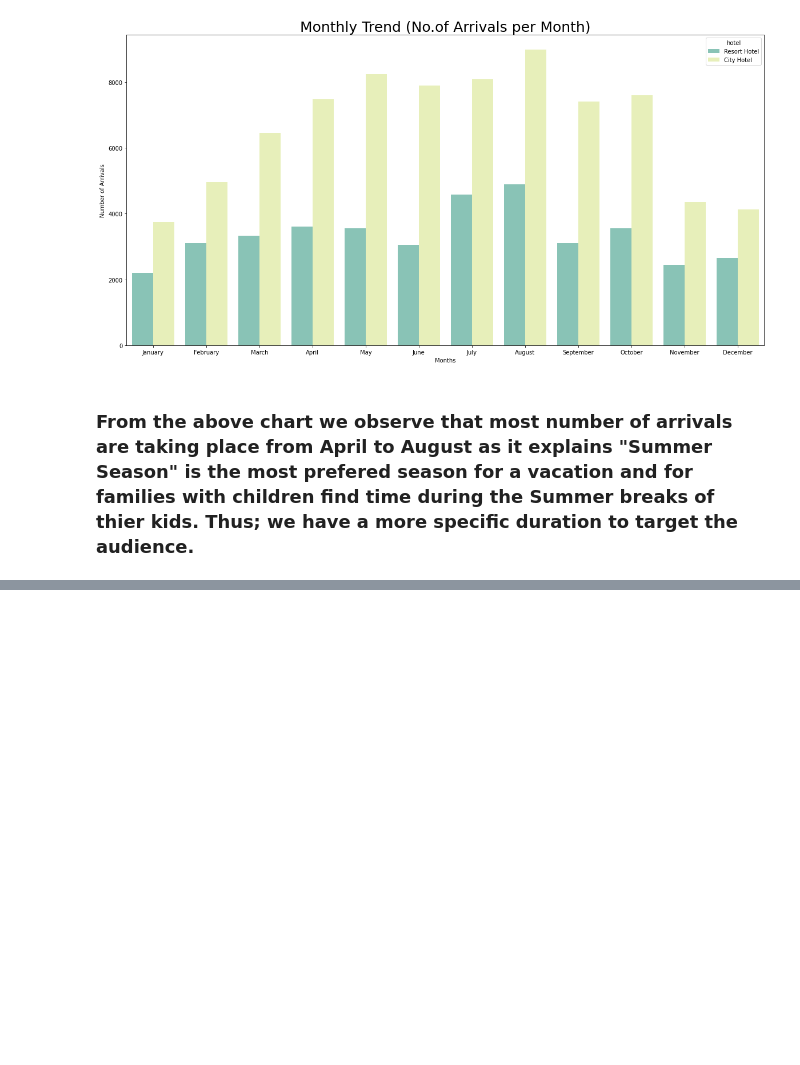
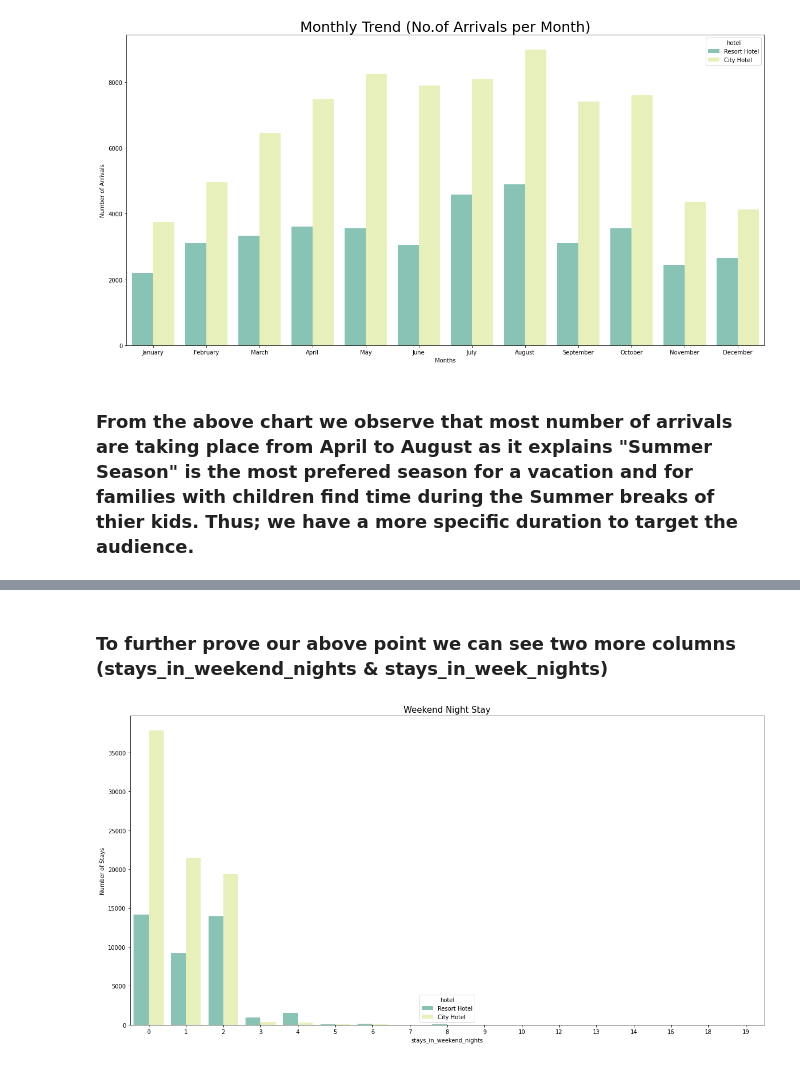
Before and after one commit to sagar2582/Capstone-1-Hotel-Booking-Analysis, a Jupyter notebook: Hotel_Booking_Analysis.ipynb, the cells around one changed output, grey strips where cells are left out. Saved outputs shown, nothing was run; the diff lists cells and outputs as text; code cells hidden in the pictures; blank space fills up the shorter version.

```diff
--- a/Hotel_Booking_Analysis.ipynb
+++ b/Hotel_Booking_Analysis.ipynb
@@ -352,0 +391,10 @@ plt.show()
+# %% [markdown]
+### To further prove our above point we can see two more columns (stays_in_weekend_nights & stays_in_week_nights)
+# %%
+plt.figure(figsize=(20,10))
+sns.countplot(data = df, x = 'stays_in_weekend_nights', hue = 'hotel', palette= ["#7fcdbb", "#edf8b1"])
+plt.title('Weekend Night Stay', fontsize = 15)
+plt.ylabel('Number of Stays')
+plt.show()
+# %% [output]
+[figure, added]
```
Also changed, not shown: parts of 16 cells of this notebook.
